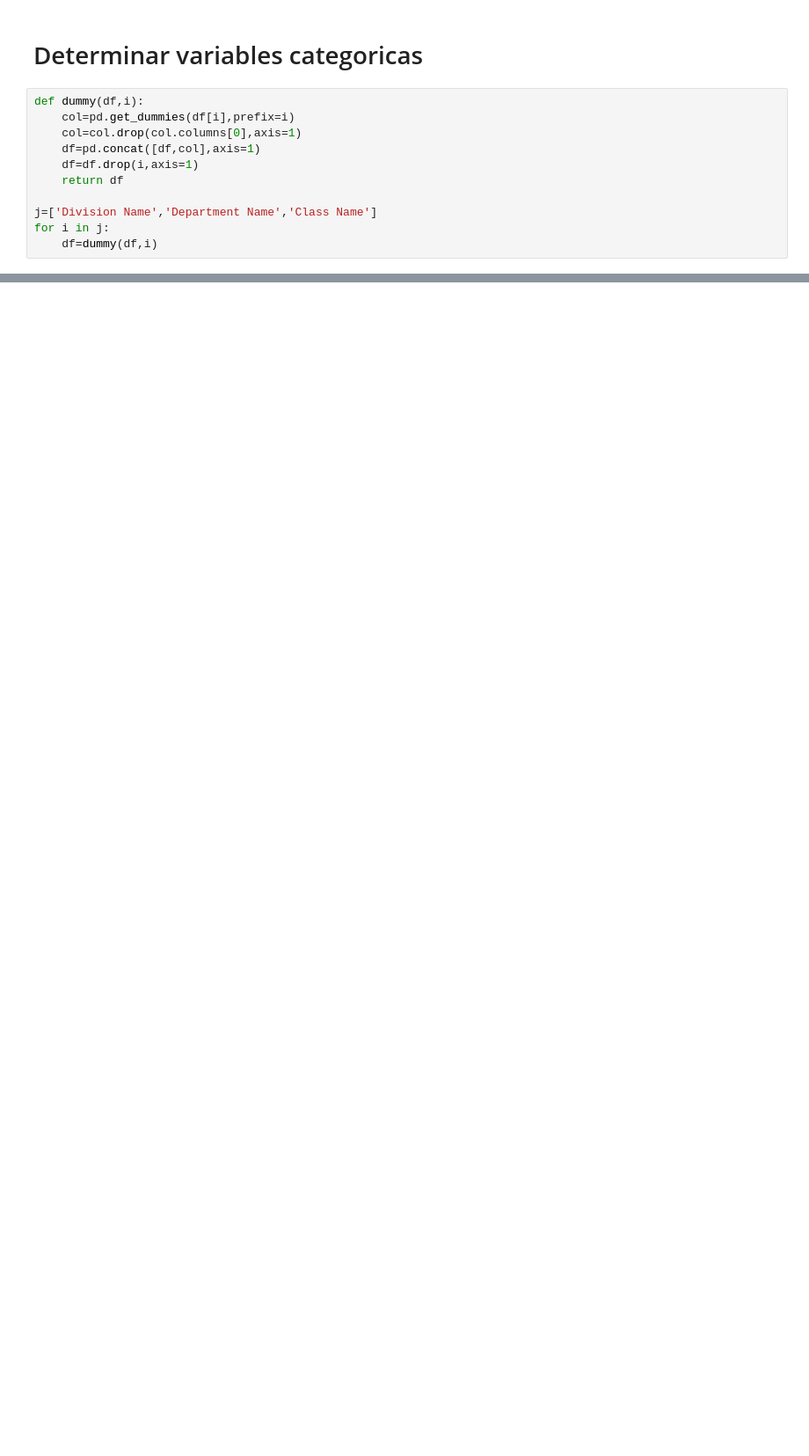
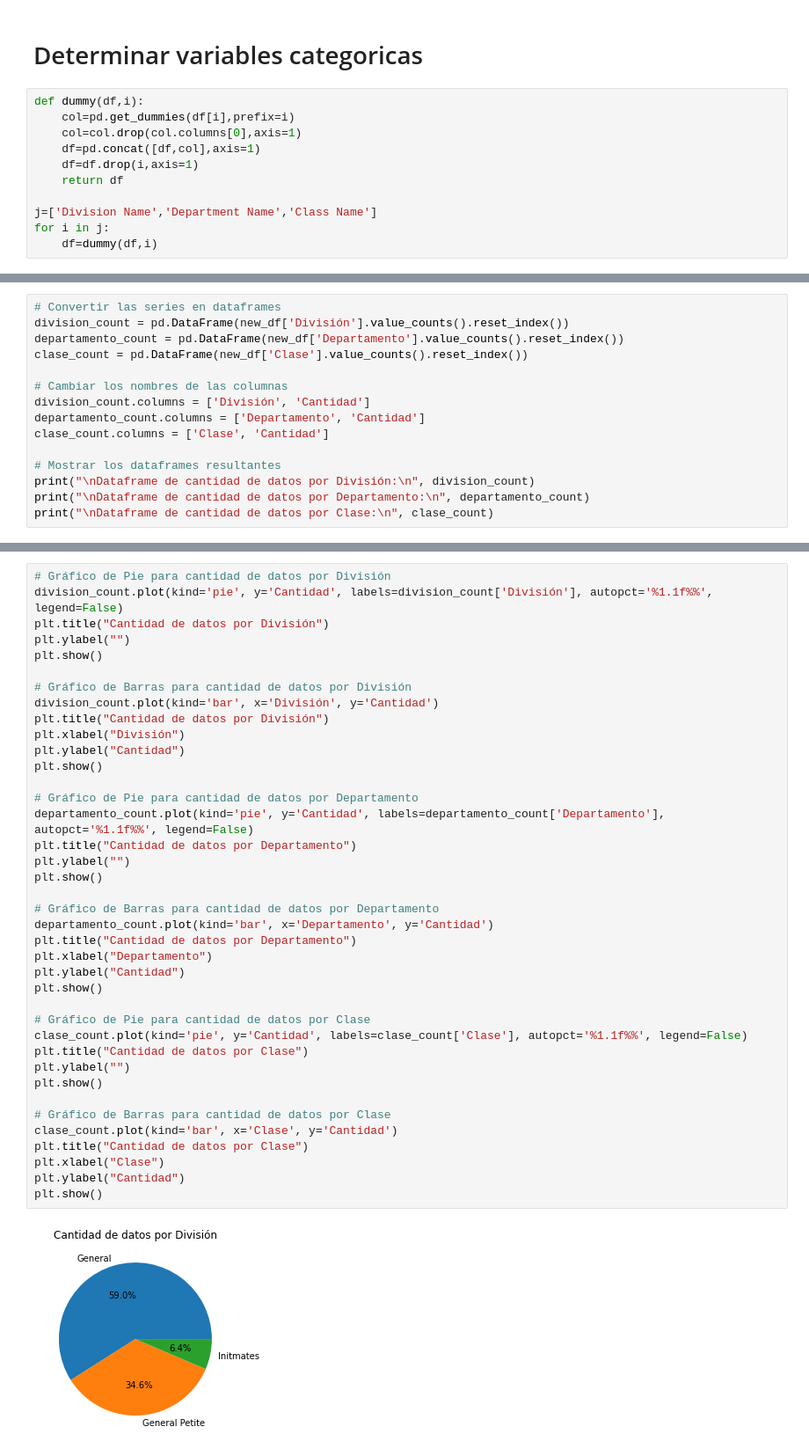
Before and after one commit to msaenzre07/Mineria-de-Datos, a Jupyter notebook: lab3_María_Sáenz.ipynb, the cells around one changed output, grey strips where cells are left out. Shown at 88% size. Saved outputs shown, nothing was run; the diff lists cells and outputs as text; blank space fills up the shorter version.

```diff
--- a/lab3_María_Sáenz.ipynb
+++ b/lab3_María_Sáenz.ipynb
@@ -157,0 +276,15 @@ def NameCount (df_in, column):
+# %%
+# Convertir las series en dataframes
+division_count = pd.DataFrame(new_df['División'].value_counts().reset_index())
+departamento_count = pd.DataFrame(new_df['Departamento'].value_counts().reset_index())
+clase_count = pd.DataFrame(new_df['Clase'].value_counts().reset_index())
+
+# Cambiar los nombres de las columnas
+division_count.columns = ['División', 'Cantidad']
+departamento_count.columns = ['Departamento', 'Cantidad']
+clase_count.columns = ['Clase', 'Cantidad']
+
+# Mostrar los dataframes resultantes
+print("\nDataframe de cantidad de datos por División:\n", division_count)
+print("\nDataframe de cantidad de datos por Departamento:\n", departamento_count)
+print("\nDataframe de cantidad de datos por Clase:\n", clase_count)
@@ -157,0 +311,41 @@ def NameCount (df_in, column):
+# %%
+# Gráfico de Pie para cantidad de datos por División
+division_count.plot(kind='pie', y='Cantidad', labels=division_count['División'], autopct='%1.1f%%', legend=False)
+plt.title("Cantidad de datos por División")
+plt.ylabel("")
+plt.show()
+
+# Gráfico de Barras para cantidad de datos por División
+division_count.plot(kind='bar', x='División', y='Cantidad')
+plt.title("Cantidad de datos por División")
+plt.xlabel("División")
+plt.ylabel("Cantidad")
+plt.show()
+
+# Gráfico de Pie para cantidad de datos por Departamento
+departamento_count.plot(kind='pie', y='Cantidad', labels=departamento_count['Departamento'], autopct='%1.1f%%', legend=False)
+plt.title("Cantidad de datos por Departamento")
+plt.ylabel("")
+plt.show()
+
+# Gráfico de Barras para cantidad de datos por Departamento
+departamento_count.plot(kind='bar', x='Departamento', y='Cantidad')
+plt.title("Cantidad de datos por Departamento")
+plt.xlabel("Departamento")
+plt.ylabel("Cantidad")
+plt.show()
+
+# Gráfico de Pie para cantidad de datos por Clase
+clase_count.plot(kind='pie', y='Cantidad', labels=clase_count['Clase'], autopct='%1.1f%%', legend=False)
+plt.title("Cantidad de datos por Clase")
+plt.ylabel("")
+plt.show()
+
+# Gráfico de Barras para cantidad de datos por Clase
+clase_count.plot(kind='bar', x='Clase', y='Cantidad')
+plt.title("Cantidad de datos por Clase")
+plt.xlabel("Clase")
+plt.ylabel("Cantidad")
+plt.show()
+# %% [output]
+[figure, added]
```
Also changed, not shown: parts of 30 cells of this notebook.
